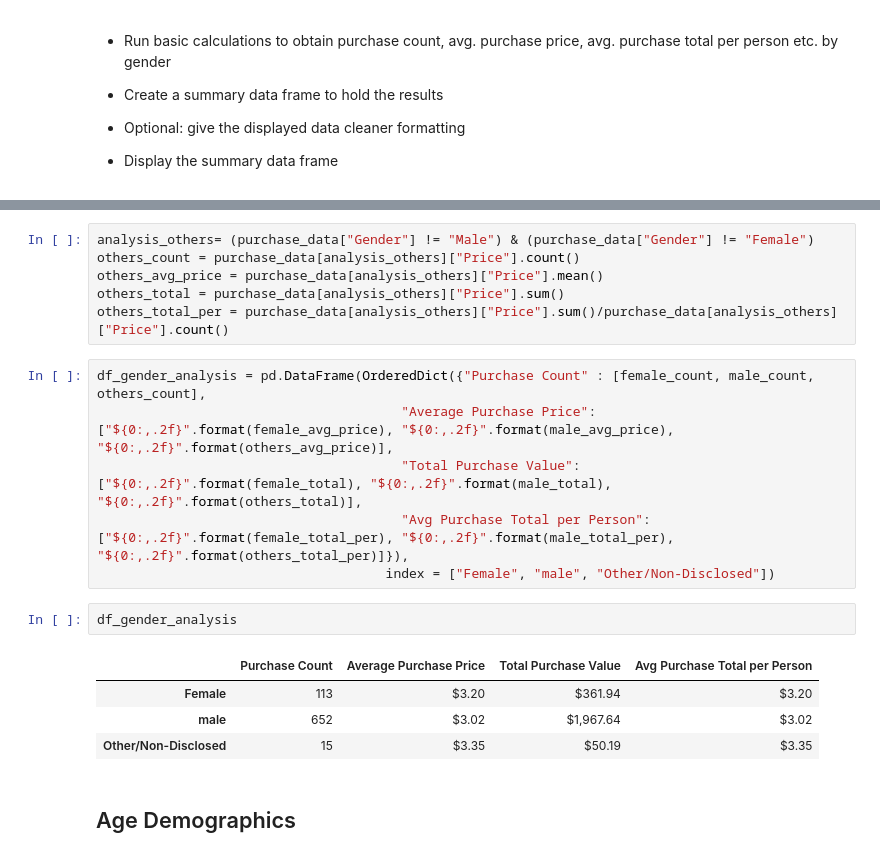
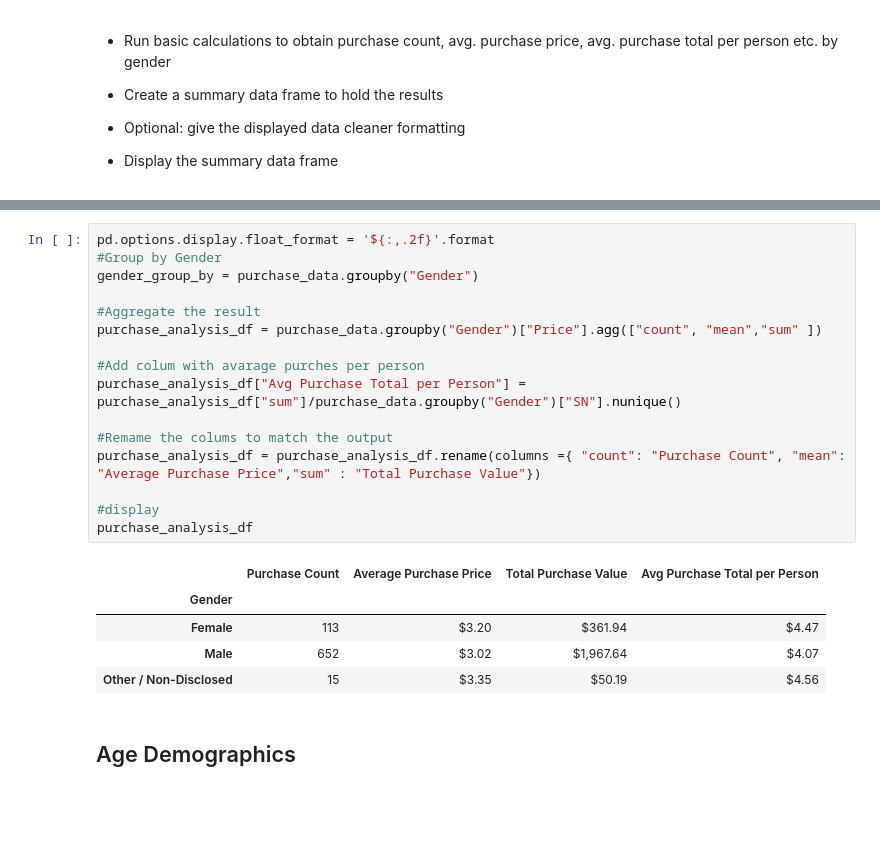
Before and after one commit to TruptiSamant/Numpy-Pandas, a Jupyter notebook: HeroesOfPymoli/HeroesOfPymoli_starter.ipynb, the cells around one changed output, grey strips where cells are left out. Drawn from its saved outputs; the diff is of its cells as text; blank space fills up the shorter version.

```diff
--- a/HeroesOfPymoli/HeroesOfPymoli_starter.ipynb
+++ b/HeroesOfPymoli/HeroesOfPymoli_starter.ipynb
@@ -115,22 +108,25 @@ male_total_per = purchase_data[analysis_male]["Price"].sum()/purchase_data[analy
-# %%
-analysis_others= (purchase_data["Gender"] != "Male") & (purchase_data["Gender"] != "Female")
-others_count = purchase_data[analysis_others]["Price"].count()
-others_avg_price = purchase_data[analysis_others]["Price"].mean()
-others_total = purchase_data[analysis_others]["Price"].sum()
-others_total_per = purchase_data[analysis_others]["Price"].sum()/purchase_data[analysis_others]["Price"].count()
-# %%
-df_gender_analysis = pd.DataFrame(OrderedDict({"Purchase Count" : [female_count, male_count, others_count],
-                                       "Average Purchase Price": ["${0:,.2f}".format(female_avg_price), "${0:,.2f}".format(male_avg_price), "${0:,.2f}".format(others_avg_price)],
-                                       "Total Purchase Value": ["${0:,.2f}".format(female_total), "${0:,.2f}".format(male_total), "${0:,.2f}".format(others_total)],
-                                       "Avg Purchase Total per Person": ["${0:,.2f}".format(female_total_per), "${0:,.2f}".format(male_total_per), "${0:,.2f}".format(others_total_per)]}),
-                                     index = ["Female", "male", "Other/Non-Disclosed"])
-# %%
-df_gender_analysis
-# %% [output]
-|  | Purchase Count | Average Purchase Price | Total Purchase Value | Avg Purchase Total per Person |
-| Female | 113 | $3.20 | $361.94 | $3.20 |
-| male | 652 | $3.02 | $1,967.64 | $3.02 |
-| Other/Non-Disclosed | 15 | $3.35 | $50.19 | $3.35 |
+# %%
+pd.options.display.float_format = '${:,.2f}'.format
+#Group by Gender
+gender_group_by = purchase_data.groupby("Gender")
+
+#Aggregate the result
+purchase_analysis_df = purchase_data.groupby("Gender")["Price"].agg(["count", "mean","sum" ])
+
+#Add colum with avarage purches per person
+purchase_analysis_df["Avg Purchase Total per Person"] = purchase_analysis_df["sum"]/purchase_data.groupby("Gender")["SN"].nunique()
+
+#Remame the colums to match the output
+purchase_analysis_df = purchase_analysis_df.rename(columns ={ "count": "Purchase Count", "mean": "Average Purchase Price","sum" : "Total Purchase Value"})
+
+#display
+purchase_analysis_df
+# %% [output]
+|  | Purchase Count | Average Purchase Price | Total Purchase Value | Avg Purchase Total per Person |
+| Gender |  |  |  |  |
+| Female | 113 | $3.20 | $361.94 | $4.47 |
+| Male | 652 | $3.02 | $1,967.64 | $4.07 |
+| Other / Non-Disclosed | 15 | $3.35 | $50.19 | $4.56 |
 # %% [markdown]
 ## Age Demographics
 # %% [markdown]
```
Also changed, not shown: parts of 9 cells of this notebook.
